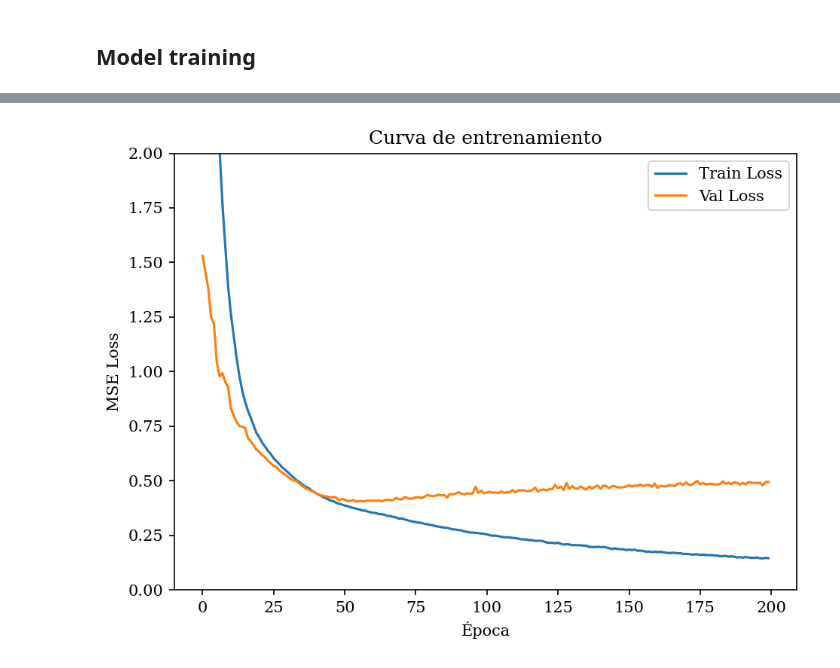
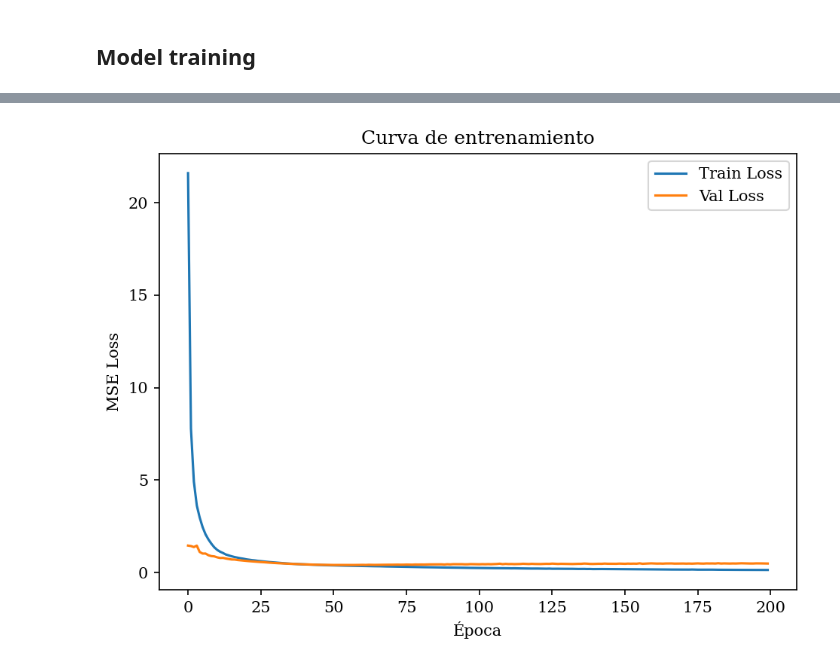
Before and after one commit to CrisCL20/Proyecto-XAI, a Jupyter notebook: notebooks/model.ipynb, the cells around one changed output, grey strips where cells are left out. Cells and saved outputs as stored; diff of their text form; code cells hidden in the pictures.

```diff
--- a/notebooks/model.ipynb
+++ b/notebooks/model.ipynb
@@ -374,21 +374,21 @@ Epoch 200: val_loss did not improve from 0.40434
 # %%
 plt.rcParams["font.family"] = "DejaVu Serif"
 plt.rcParams["mathtext.fontset"] = "custom"
 plt.rcParams["mathtext.rm"] = "DejaVu Serif"
 plt.rcParams["mathtext.it"] = "DejaVu Serif:italic"
 plt.rcParams["mathtext.bf"] = "DejaVu Serif:bold"
 fig, ax = plt.subplots(dpi=150)
 ax.plot(history.history['loss'], label='Train Loss')
 ax.plot(history.history['val_loss'], label='Val Loss')
 ax.set_xlabel('Época')
 ax.set_ylabel('MSE Loss')
 ax.set_title('Curva de entrenamiento')
 ax.legend()
-ax.set_ylim(0,2)
+#ax.set_ylim(0,2)
 plt.tight_layout()
 plt.show()
 # %% [output]
-[figure, old version]
+[figure, new version]
 # %%
 ### --- evaluate model
 best_model = load_model("Resnet50Conv1d.keras")
```
Also changed, not shown: parts of 7 cells of this notebook.
